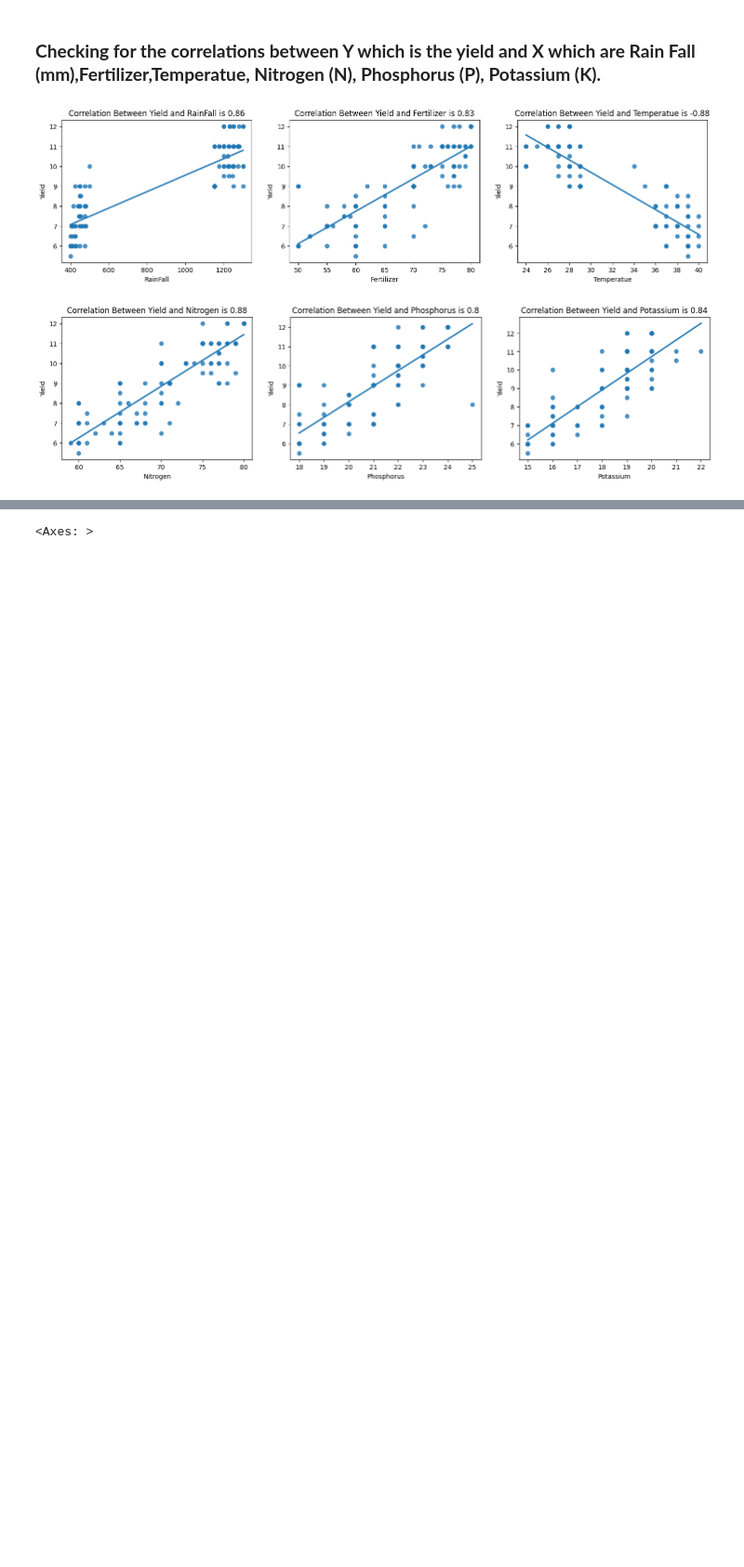
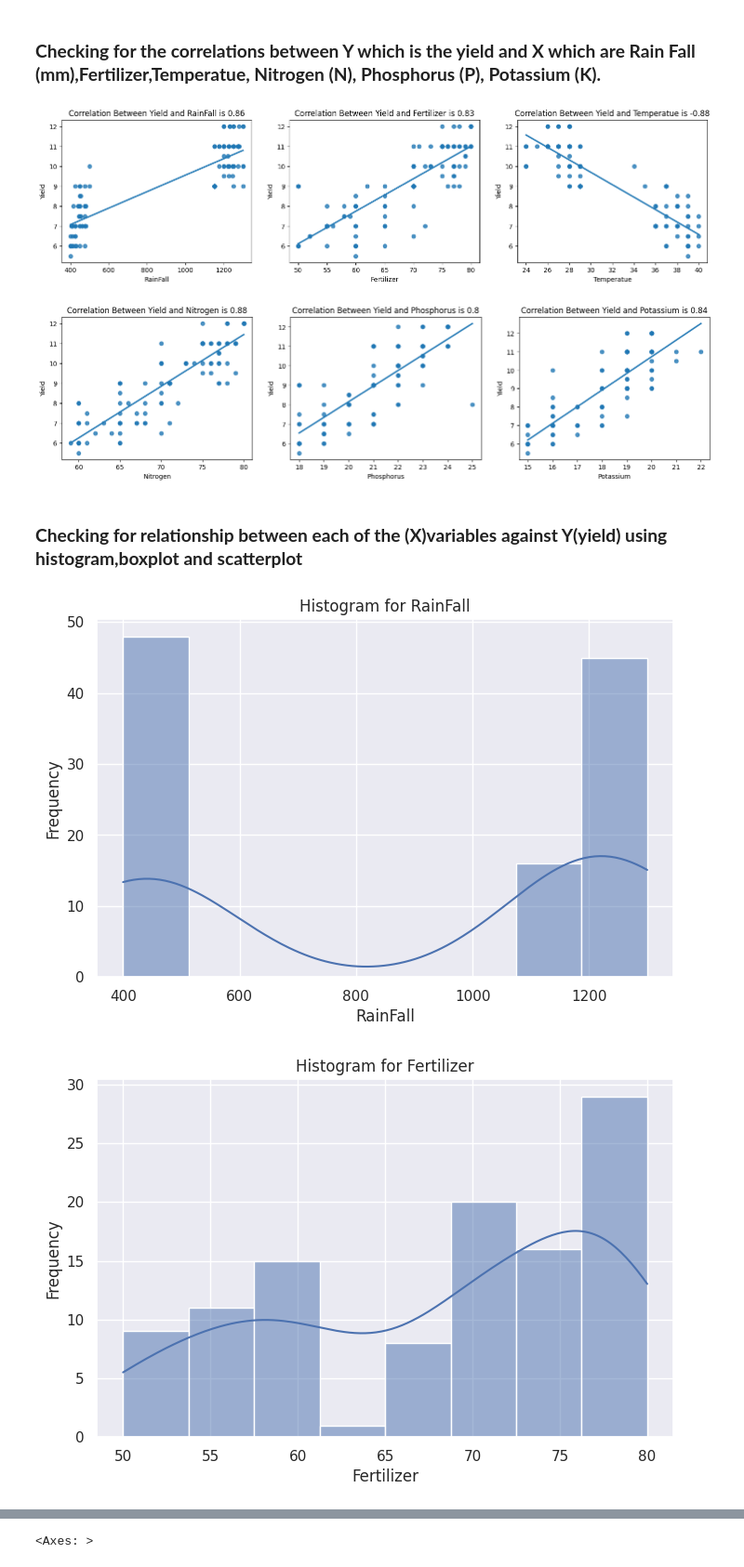
Before and after one commit to Ziyah11/Crop_Prediction_Model, a Jupyter notebook: ProjectWork.ipynb, the cells around one changed output, grey strips where cells are left out. Shown at 93% size. Drawn from its saved outputs; the diff is of its cells as text; code cells hidden in the pictures; blank space fills up the shorter version.

```diff
--- a/ProjectWork.ipynb
+++ b/ProjectWork.ipynb
@@ -194,3 +194,16 @@ plotter(data, 'Nitrogen', 'Phosphorus', 'Potassium', 'Yield')
 # %% [output]
 [figure]
 [figure]
+# %% [markdown]
+### **Checking for relationship between each of the (X)variables against Y(yield) using histogram,boxplot and scatterplot**
+# %%
+for column in data.columns:
+    plt.figure(figsize=(8, 5))
+    sns.histplot(data[column], kde=True)
+    plt.title(f'Histogram for {column}')
+    plt.xlabel(column)
+    plt.ylabel('Frequency')
+    plt.show()
+# %% [output]
+[figure, added]
+[figure, added]
```
Also changed, not shown: parts of 9 cells of this notebook.
